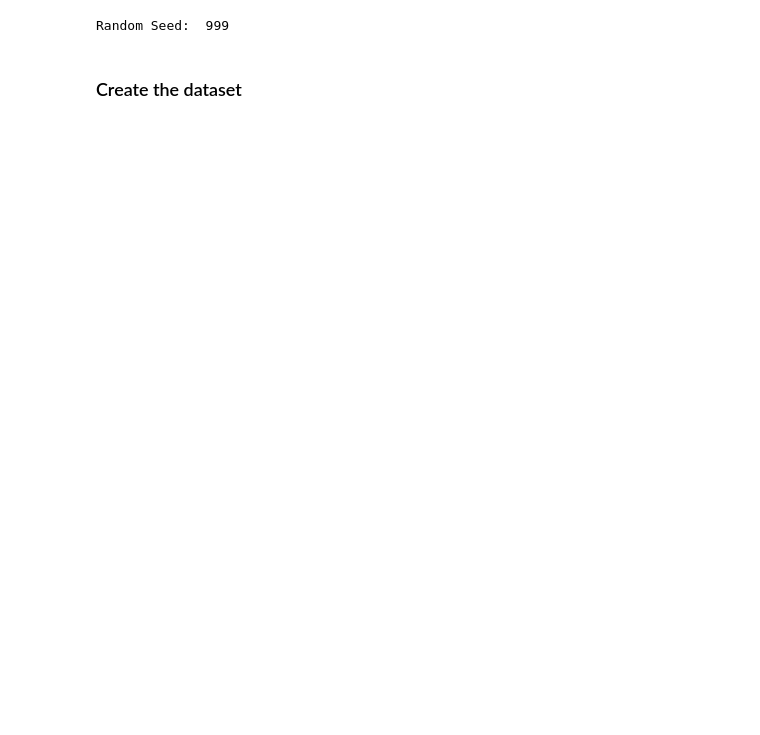
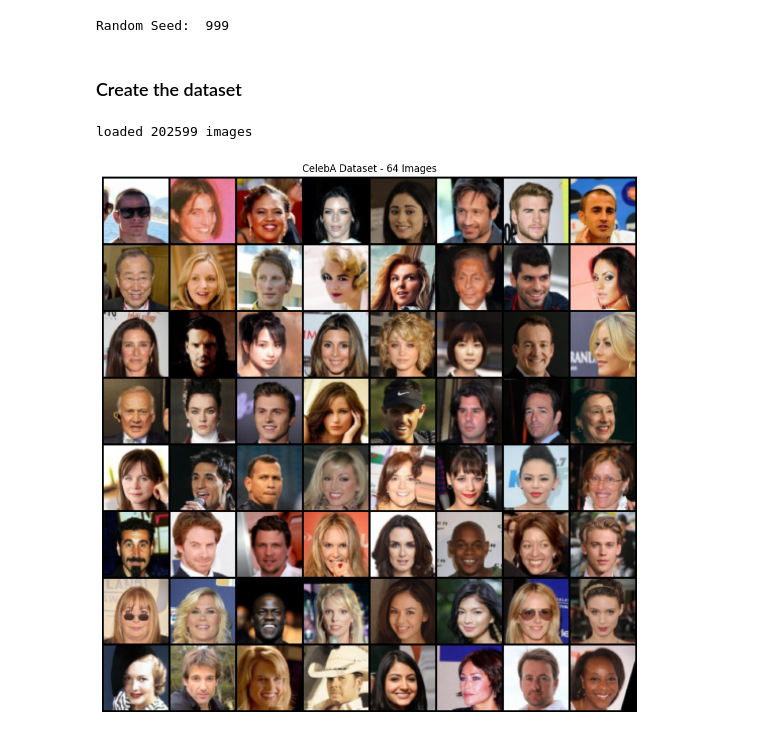
Before and after one commit to Itzmohit06/DCGAN-Face-Generation, a Jupyter notebook: DCGAN_Face_Generation.ipynb, the cells around one changed output. Drawn from its saved outputs; the diff is of its cells as text; code cells hidden in the pictures; blank space fills up the shorter version.

Commit message:
Create the dataloader

```diff
--- a/DCGAN_Face_Generation.ipynb
+++ b/DCGAN_Face_Generation.ipynb
@@ -35,12 +37,10 @@ class ImageProcessor:
         self.transformations = transformations
 
         # Only load image files; folders and metadata files are not images.
-        valid_extensions = (".jpg", ".jpeg", ".png", ".bmp", ".webp")
         self.all_img_paths = [
-            os.path.join(root_dir_path, img)
-            for img in os.listdir(root_dir_path)
-            if os.path.isfile(os.path.join(root_dir_path, img))
-            and os.path.splitext(img)[1].lower() in valid_extensions
+            entry.path
+            for entry in os.scandir(root_dir_path)
+            if entry.name.lower().endswith((".jpg", ".jpeg", ".png"))
         ]
 
     def __len__(self):
@@ -55,7 +55,7 @@ class ImageProcessor:
 
         return img
 # %%
-project_dir = "/kaggle/input/datasets/jessicali9530/celeba-dataset/img_align_celeba/img_align_celeba"
+project_dir = "/kaggle/input/datasets/jessicali9530/celeba-dataset/img_align_celeba"
 root_dir_path = os.path.join(project_dir, "img_align_celeba")
 
 transformations = transforms.Compose([
@@ -64,3 +64,35 @@ transformations = transforms.Compose([
     transforms.ToTensor(),
     transforms.Normalize((0.5, 0.5, 0.5), (0.5, 0.5, 0.5)) #[-1,1]
 ])
+# %%
+dataset = ImageProcessor(root_dir_path, transformations)
+print(f"loaded {len(dataset)} images")
+
+# Create the dataloader
+dataloader = DataLoader(
+    dataset,
+    batch_size=128,
+    shuffle=True,
+    num_workers=2
+)
+
+# Select 64 images
+images = real_batch[:64]
+
+# Create grid
+grid = vutils.make_grid(
+    images,
+    nrow=8,
+    padding=2,
+    normalize=True
+)
+
+# Display grid
+plt.figure(figsize=(12, 12))
+plt.imshow(grid.permute(1, 2, 0))
+plt.axis("off")
+plt.title("CelebA Dataset - 64 Images")
+plt.show()
+# %% [output]
+loaded 202599 images
+[figure, added]
```
Also changed, not shown: parts of 1 cell of this notebook.
